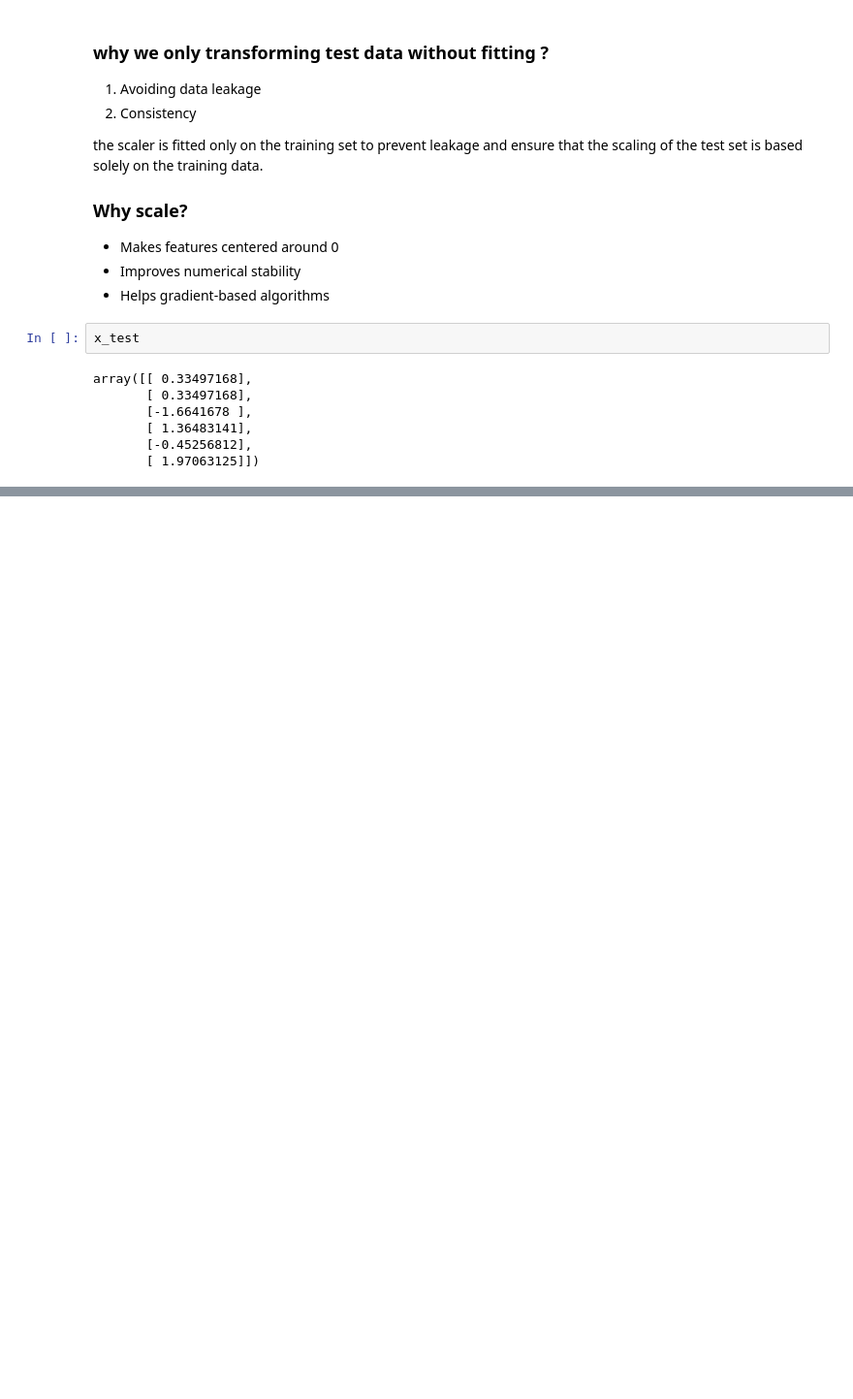
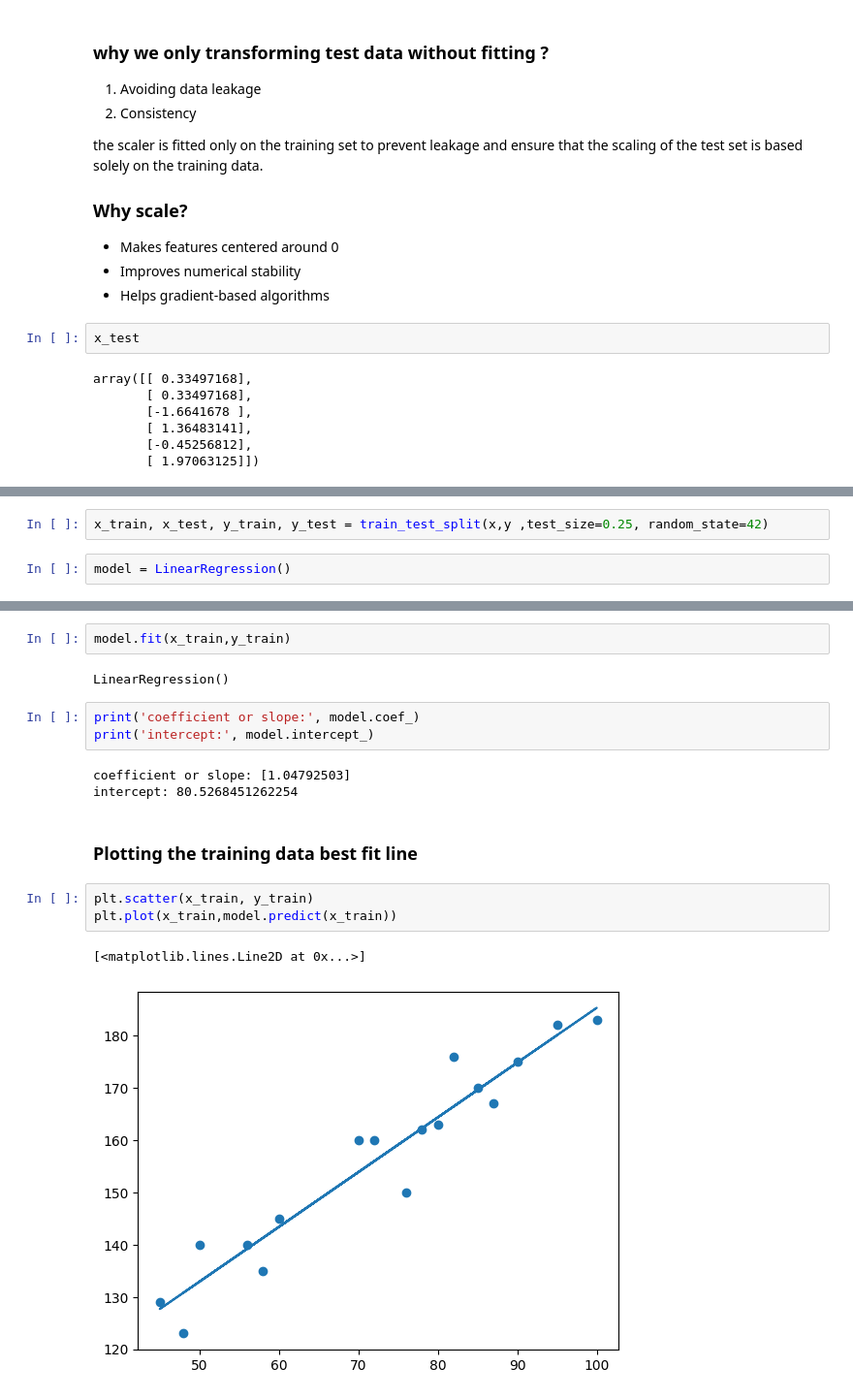
Before and after one commit to Thameempp/intro-to-machine-learning, a Jupyter notebook: regression/Linear_regression_Practical.ipynb, the cells around one changed output, grey strips where cells are left out. Shown at 97% size. Saved outputs shown, nothing was run; the diff lists cells and outputs as text; blank space fills up the shorter version.

Commit message:
updated with linear regression full implementation and with evaluation metrics

```diff
--- a/regression/Linear_regression_Practical.ipynb
+++ b/regression/Linear_regression_Practical.ipynb
@@ -132,0 +144,4 @@ array([[ 0.33497168],
+# %%
+x_train, x_test, y_train, y_test = train_test_split(x,y ,test_size=0.25, random_state=42)
+# %%
+model = LinearRegression()
@@ -132,0 +156,18 @@ array([[ 0.33497168],
+# %%
+model.fit(x_train,y_train)
+# %% [output]
+LinearRegression()
+# %%
+print('coefficient or slope:', model.coef_)
+print('intercept:', model.intercept_)
+# %% [output]
+coefficient or slope: [1.04792503]
+intercept: 80.5268451262254
+# %% [markdown]
+### Plotting the training data best fit line
+# %%
+plt.scatter(x_train, y_train)
+plt.plot(x_train,model.predict(x_train))
+# %% [output]
+[<matplotlib.lines.Line2D at 0x...>]
+[figure, added]
```
Also changed, not shown: parts of 35 cells of this notebook, 2 other files.
